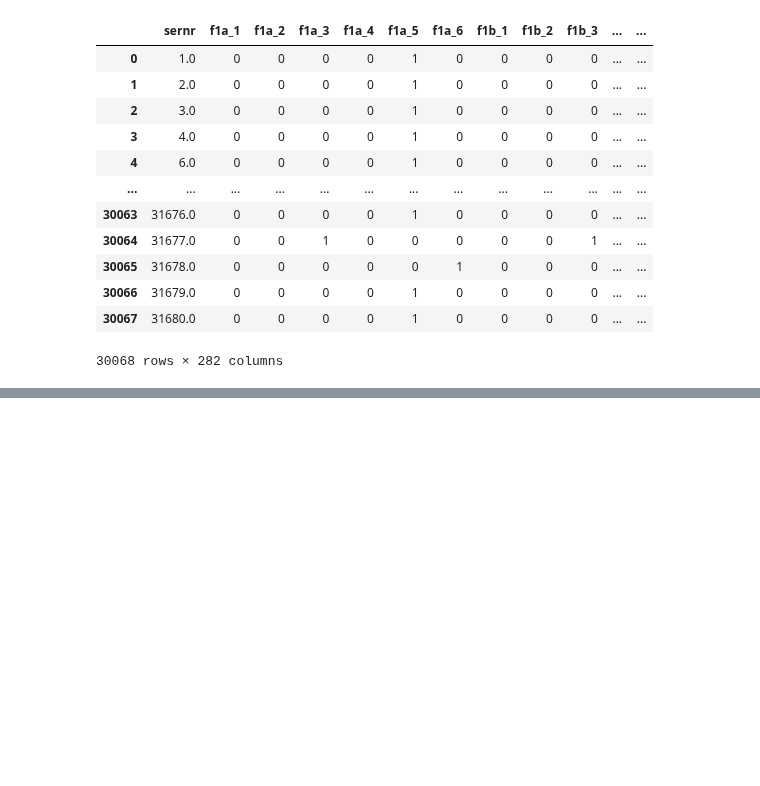
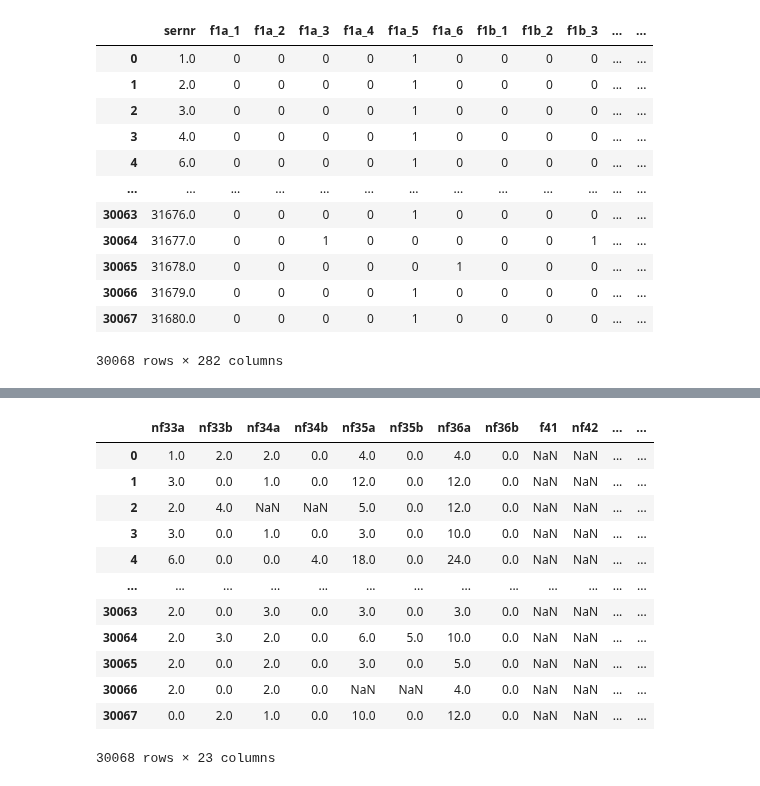
Before and after one commit to NotNANtoN/icp_prediction, a Jupyter notebook: src/notebooks/corona_EDA.ipynb, the cells around one changed output, grey strips where cells are left out. Saved outputs shown, nothing was run; the diff lists cells and outputs as text; code cells hidden in the pictures; blank space fills up the shorter version.

```diff
--- a/src/notebooks/corona_EDA.ipynb
+++ b/src/notebooks/corona_EDA.ipynb
@@ -174,10 +81,0 @@ df["f2a"].hist()
-# %%
-def one_hot(df, columns):
-    for c in columns:
-        dummies = pd.get_dummies(df[c])
-        dummies.columns = [f"{c}_{val}" for val in dummies.columns]
-        df = df.drop(c, axis=1)
-        df = pd.concat([df, dummies], axis=1)
-    return df
-
-df = one_hot(df, constants.to_one_hot)
@@ -303,0 +174,26 @@ unique distrs:
+# %%
+def one_hot(df, columns):
+    for c in columns:
+        dummies = pd.get_dummies(df[c])
+        dummies.columns = [f"{c}_{int(val)}" for val in dummies.columns]
+        df = df.drop(c, axis=1)
+        df = pd.concat([df, dummies], axis=1)
+    return df
+
+df = one_hot(df, constants.to_one_hot)
+# %%
+df.select_dtypes(include=['category'])
+# %% [output]
+|  | nf33a | nf33b | nf34a | nf34b | nf35a | nf35b | nf36a | nf36b | f41 | nf42 | ... | ... |
+| 0 | 1.0 | 2.0 | 2.0 | 0.0 | 4.0 | 0.0 | 4.0 | 0.0 | NaN | NaN | ... | ... |
+| 1 | 3.0 | 0.0 | 1.0 | 0.0 | 12.0 | 0.0 | 12.0 | 0.0 | NaN | NaN | ... | ... |
+| 2 | 2.0 | 4.0 | NaN | NaN | 5.0 | 0.0 | 12.0 | 0.0 | NaN | NaN | ... | ... |
+| 3 | 3.0 | 0.0 | 1.0 | 0.0 | 3.0 | 0.0 | 10.0 | 0.0 | NaN | NaN | ... | ... |
+| 4 | 6.0 | 0.0 | 0.0 | 4.0 | 18.0 | 0.0 | 24.0 | 0.0 | NaN | NaN | ... | ... |
+| ... | ... | ... | ... | ... | ... | ... | ... | ... | ... | ... | ... | ... |
+| 30063 | 2.0 | 0.0 | 3.0 | 0.0 | 3.0 | 0.0 | 3.0 | 0.0 | NaN | NaN | ... | ... |
+| 30064 | 2.0 | 3.0 | 2.0 | 0.0 | 6.0 | 5.0 | 10.0 | 0.0 | NaN | NaN | ... | ... |
+| 30065 | 2.0 | 0.0 | 2.0 | 0.0 | 3.0 | 0.0 | 5.0 | 0.0 | NaN | NaN | ... | ... |
+| 30066 | 2.0 | 0.0 | 2.0 | 0.0 | NaN | NaN | 4.0 | 0.0 | NaN | NaN | ... | ... |
+| 30067 | 0.0 | 2.0 | 1.0 | 0.0 | 10.0 | 0.0 | 12.0 | 0.0 | NaN | NaN | ... | ... |
+30068 rows × 23 columns
```
Also changed, not shown: parts of 40 cells of this notebook, 1 other file.
